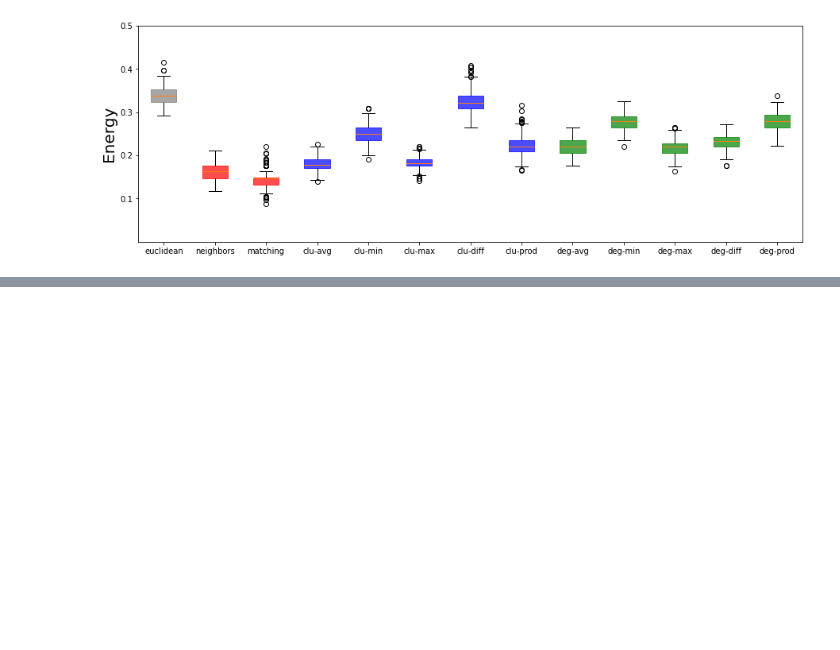
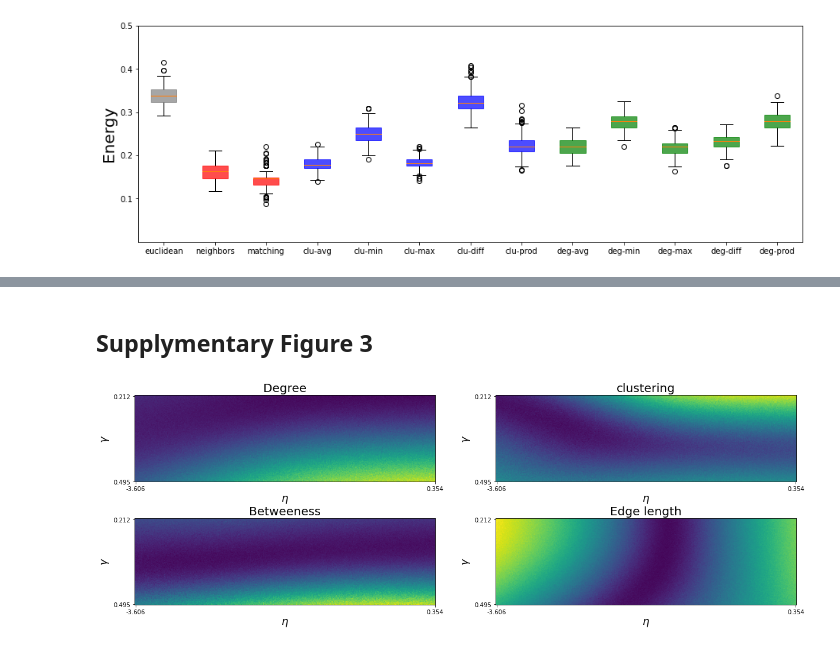
Before and after one commit to duzc-Repos/Code_for_Reproduction, a Jupyter notebook: 2021_NC_DanyalAkarca/generative_model_exploration.ipynb, the cells around one changed output, grey strips where cells are left out. Cells and saved outputs as stored; diff of their text form; code cells hidden in the pictures; blank space fills up the shorter version.

```diff
--- a/2021_NC_DanyalAkarca/generative_model_exploration.ipynb
+++ b/2021_NC_DanyalAkarca/generative_model_exploration.ipynb
@@ -292,0 +312,24 @@ bp['boxes'].set
+# %%
+energy_landscape = 0
+ks_landscape = [0, 0, 0, 0]
+for sub in range(n_sub):
+    subj_energy = generative50000_energy[sub, :]
+    subj_params = generative50000_parameters[sub, :, :]
+    subj_ks     = generative50000_ks[sub, :, :]
+    u, idx = np.unique(subj_params, return_index=True, axis=0)
+    uniq_eta = np.unique(u[:, 0]).shape[0]  # 417
+    uniq_gam = np.unique(u[:, 1]).shape[0]  # 417
+
+    energy_landscape += subj_energy[idx].reshape((uniq_eta, uniq_gam)).T
+    for i in range(len(ks_landscape)):
+        ks_landscape[i] += subj_ks[idx, i].reshape((uniq_eta, uniq_gam)).T
+energy_landscape /= n_sub
+for i in range(len(ks_landscape)):
+    ks_landscape[i] /= n_sub
+
+params_min, params_max = u.min(axis=0), u.max(axis=0)
+k = [416, -119] / (params_max - params_min)
+b = np.array([0, 119]) - k*params_min
+
+p1_scale = p1 * k[0] + b[0]
+p2_scale = p2 * k[1] + b[1]
@@ -292,0 +362,18 @@ bp['boxes'].set
+# %% [markdown]
+## Supplymentary Figure 3
+# %%
+## SFig a-d
+plt.figure(figsize=(20, 7))
+for i, title in enumerate(['Degree', 'clustering', 'Betweeness', 'Edge length']):
+    plt.subplot(2, 2, i+1)
+    plt.imshow(ks_landscape[i])
+    plt.xticks([1, 416], [-3.606, 0.354])
+    plt.yticks([1, 119], [0.212, 0.495])
+    plt.ylabel("$\gamma$", size=18)
+    plt.xlabel("$\eta$", size=18)
+    plt.title(title, size=20)
+
+plt.show()
+plt.close()
+# %% [output]
+[figure, added]
```
Also changed, not shown: parts of 24 cells of this notebook, 21 other files.
